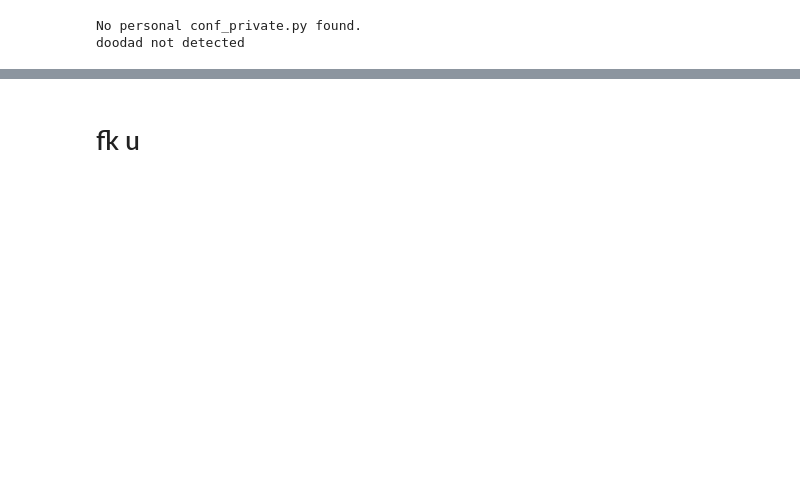
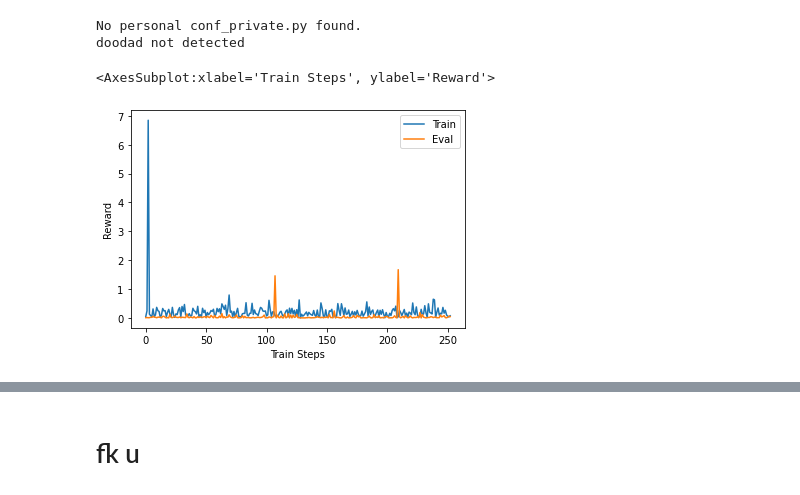
Before and after one commit to alfaevc/vlRLstack, a Jupyter notebook: testing.ipynb, the cells around one changed output, grey strips where cells are left out. Drawn from its saved outputs; the diff is of its cells as text; code cells hidden in the pictures; blank space fills up the shorter version.

```diff
--- a/testing.ipynb
+++ b/testing.ipynb
@@ -78,6 +141,15 @@ doodad not detected
 # action_dim = expl_env.action_space.low.size
 # obs_dim, action_dim # yes we flatten anyways
 # action = action = np.array([0, 0, 0, 0, 0], dtype=np.float32)
+# %%
+import pandas as pd
+df = pd.read_csv("data/rgb-stacking-with-states/rgb_stacking_with_states_2021_11_18_22_01_14_0000--s-0/progress.csv")
+# %%
+df['expl/Average Returns'].plot(xlabel='Train Steps (x 800)', ylabel="Reward", legend="Train", label='Train')
+df['eval/Average Returns'].plot(xlabel='Train Steps (x 800)', ylabel="Reward", legend="Eval", label='Eval')
+# %% [output]
+<AxesSubplot:xlabel='Train Steps', ylabel='Reward'>
+[figure, added]
 # %%
 action = action = np.array([0, 0, 0, 0, 0], dtype=np.float32)
 env = dmc2gym.make(domain_name="rgb_stacking", task_name='rgb_test_triplet1')
```
Also changed, not shown: parts of 17 cells of this notebook, 8 other files.
